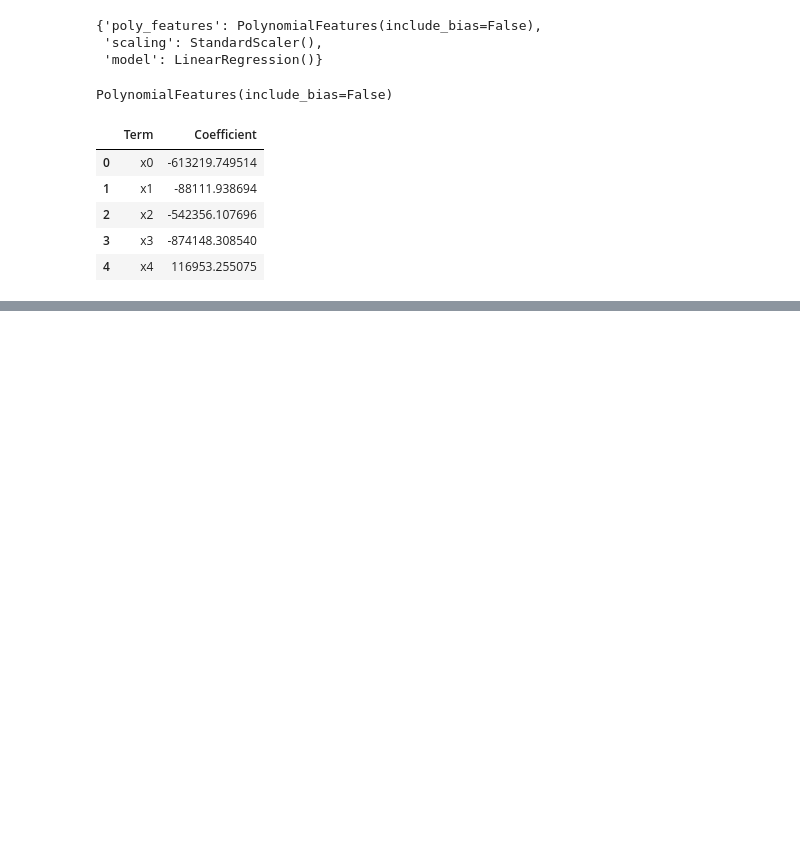
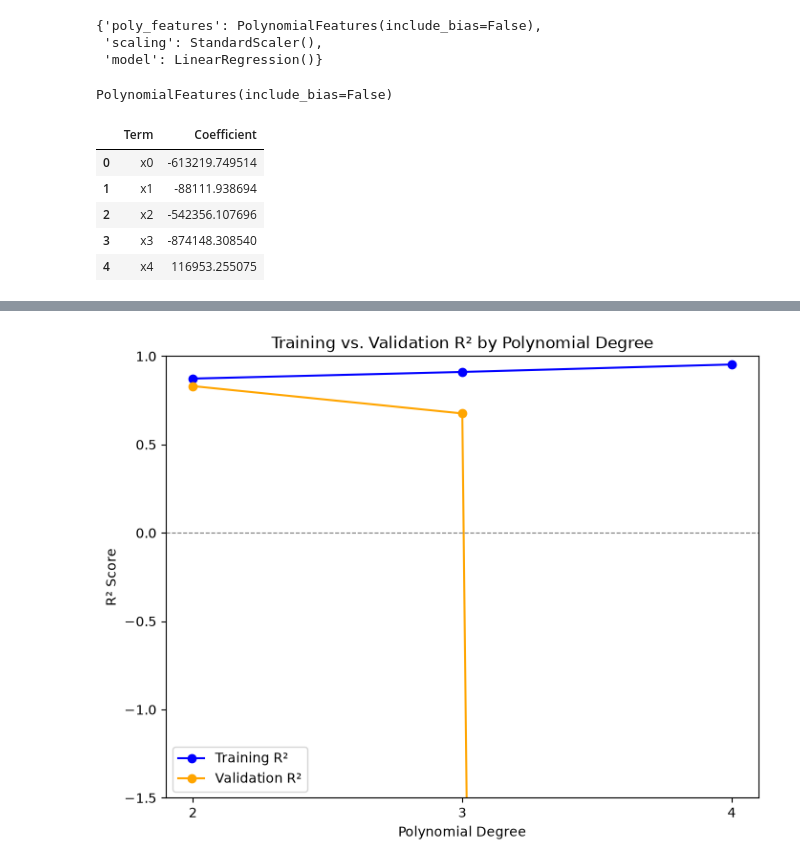
Before and after one commit to FarhanKhan1/MSAI_Machine_Learning, a Jupyter notebook: assignments_1/notebooks/q2_polynomial_regression.ipynb, the cells around one changed output, grey strips where cells are left out. Saved outputs shown, nothing was run; the diff lists cells and outputs as text; code cells hidden in the pictures; blank space fills up the shorter version.

Commit message:
further polynomial

```diff
--- a/assignments_1/notebooks/q2_polynomial_regression.ipynb
+++ b/assignments_1/notebooks/q2_polynomial_regression.ipynb
@@ -444,0 +433,18 @@ coef_table.head()
+# %%
+degrees = [2, 3, 4]
+train_scores = cv_results_summary["Mean Train R²"].values
+val_scores = cv_results_summary["Mean Validation R²"].values
+
+fig, ax = plt.subplots(figsize=(8, 6))
+ax.plot(degrees, train_scores, marker="o", label="Training R²", color="blue")
+ax.plot(degrees, val_scores, marker="o", label="Validation R²", color="orange")
+ax.set_xticks(degrees)
+ax.set_xlabel("Polynomial Degree")
+ax.set_ylabel("R² Score")
+ax.set_title("Training vs. Validation R² by Polynomial Degree")
+ax.set_ylim(-1.5, 1.0)
+ax.axhline(0, color="gray", linestyle="--", linewidth=0.8)
+ax.legend()
+plt.show()
+# %% [output]
+[figure, added]
```
Also changed, not shown: parts of 5 cells of this notebook.
